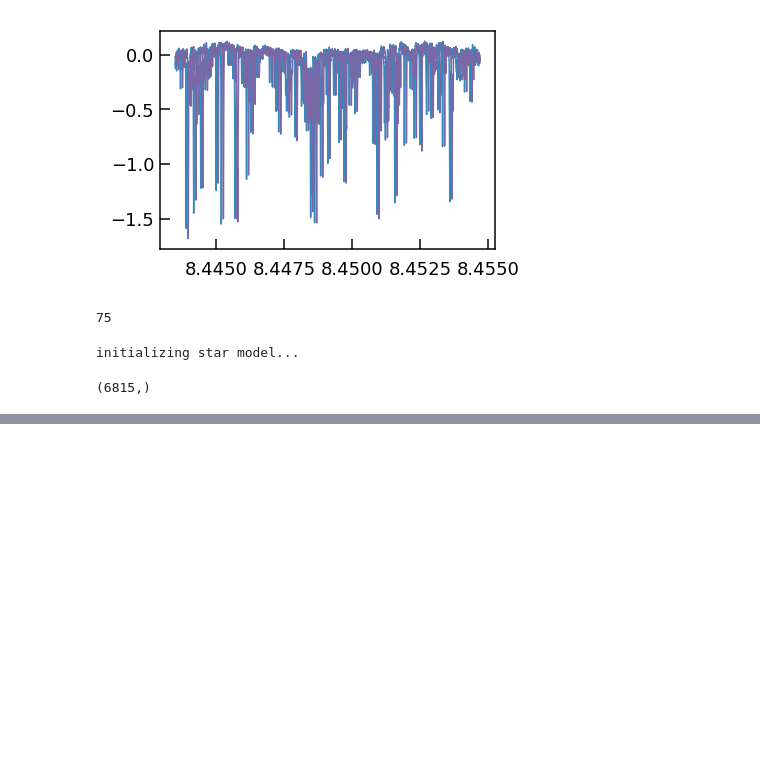
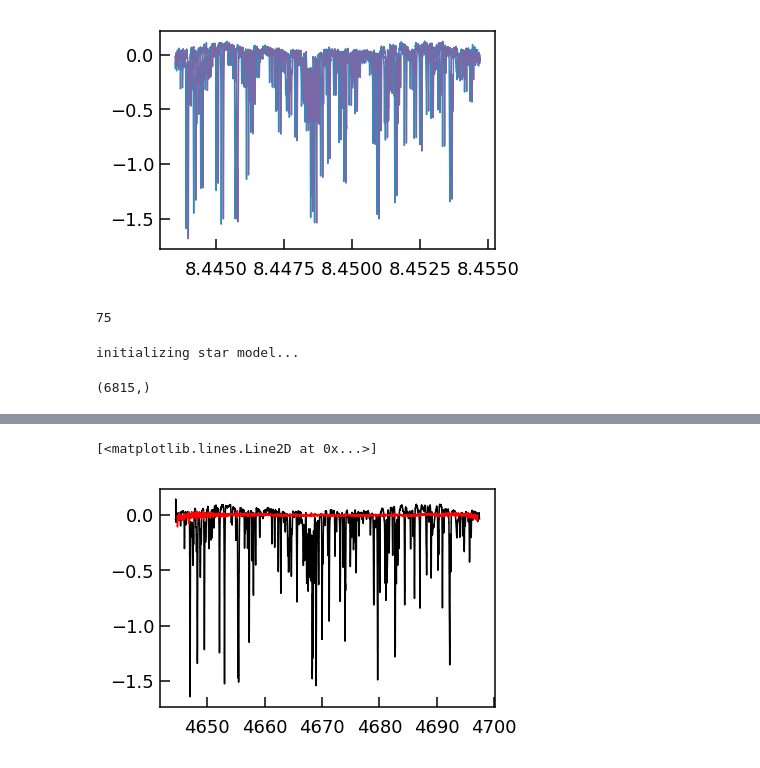
Before and after one commit to megbedell/wobble, a Jupyter notebook: notebooks/wobbleflow.ipynb, the cells around one changed output, grey strips where cells are left out. Saved outputs shown, nothing was run; the diff lists cells and outputs as text; code cells hidden in the pictures; blank space fills up the shorter version.

```diff
--- a/notebooks/wobbleflow.ipynb
+++ b/notebooks/wobbleflow.ipynb
@@ -139,0 +232,6 @@ np.std(pipeline_rvs - a.bervs)
+# %%
+plt.step(np.exp(star_model_xs), params_model[0], color='k')
+plt.step(np.exp(t_model_xs), params_model[1], color='r')
+# %% [output]
+[<matplotlib.lines.Line2D at 0x...>]
+[figure, added]
```
Also changed, not shown: parts of 25 cells of this notebook, 2 other files.
